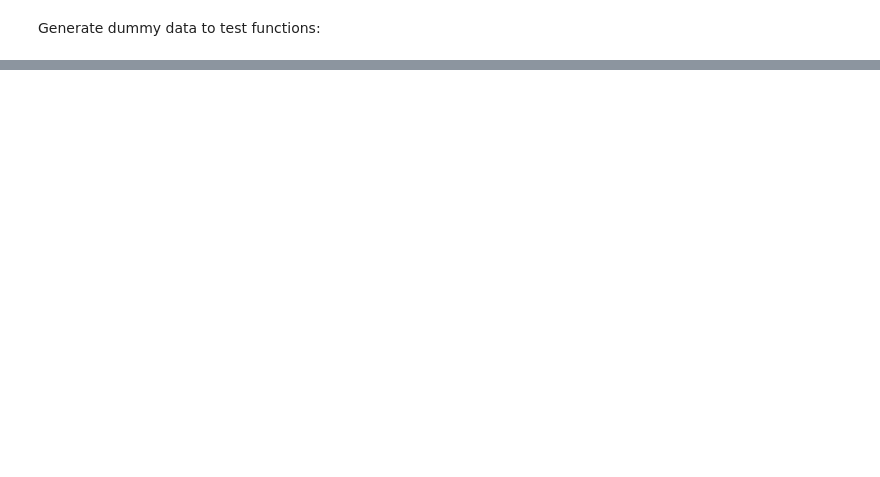
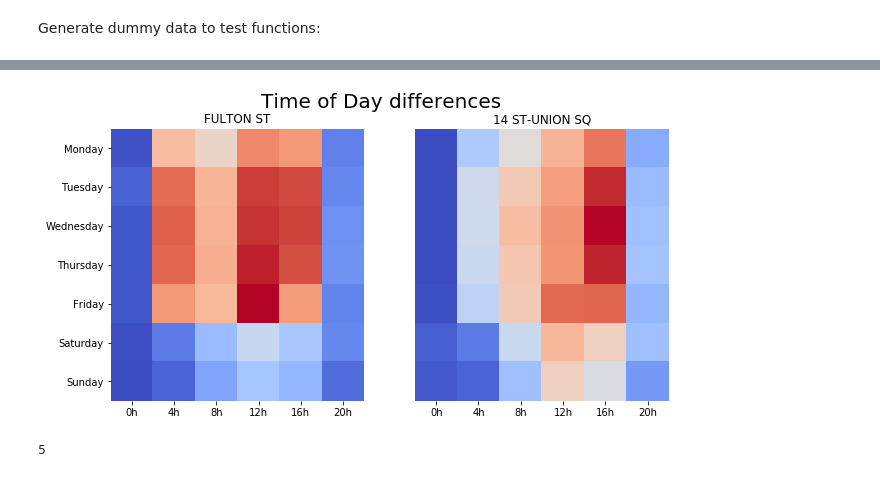
Before and after one commit to luketibbott/benson, a Jupyter notebook: Heatmap.ipynb, the cells around one changed output, grey strips where cells are left out. Cells and saved outputs as stored; diff of their text form; code cells hidden in the pictures; blank space fills up the shorter version.

```diff
--- a/Heatmap.ipynb
+++ b/Heatmap.ipynb
@@ -92,0 +119,6 @@ heatmap_grid_4x4(highest_vol, 'Highest Volume Stations')
+# %%
+twofer = ['FULTON ST', '14 ST-UNION SQ']
+# %%
+heatmap_1x2(twofer, 'Time of Day differences', filename='heatmap_tod_diff')
+# %% [output]
+[figure, added]
@@ -92,0 +131,4 @@ heatmap_grid_4x4(highest_vol, 'Highest Volume Stations')
+# %%
+len(final_station_list)
+# %% [output]
+5
```
Also changed, not shown: parts of 13 cells of this notebook, 1 other file.
